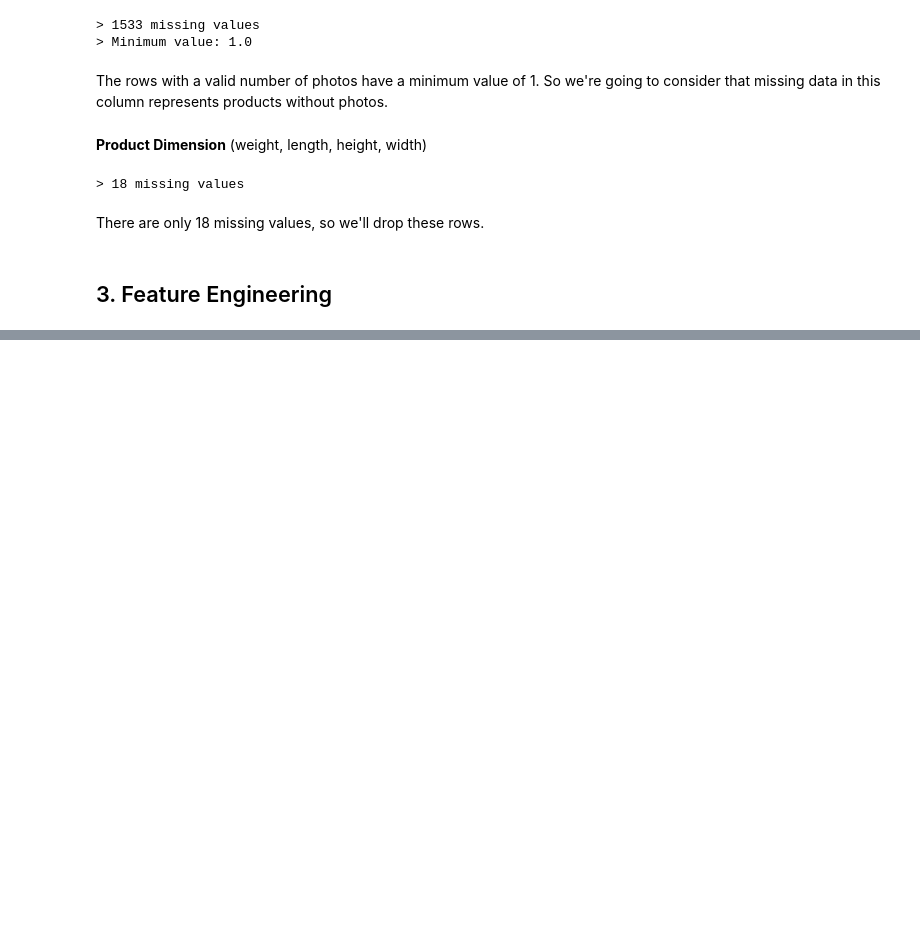
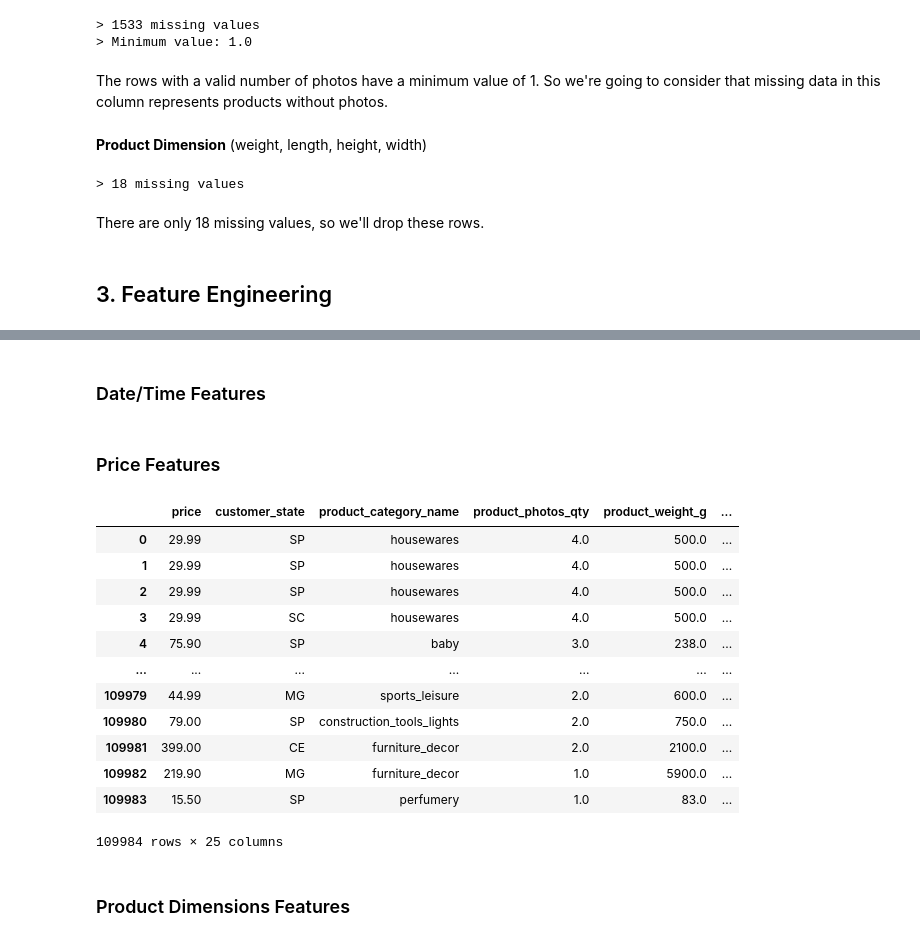
Before and after one commit to kimurarh/olist-public, a Jupyter notebook: 1-Customer-Satisfaction-Prediction.ipynb, the cells around one changed output, grey strips where cells are left out. Drawn from its saved outputs; the diff is of its cells as text; code cells hidden in the pictures; blank space fills up the shorter version.

Commit message:
feat: created new price features

```diff
--- a/1-Customer-Satisfaction-Prediction.ipynb
+++ b/1-Customer-Satisfaction-Prediction.ipynb
@@ -292,0 +255,60 @@ df
+# %% [markdown]
+### Date/Time Features
+# %%
+# Identify the part of the day (potd) - purchase and delivery
+df['purchase_potd'] = df['order_purchase_timestamp'].dt.hour.apply(identify_part_of_the_day)
+df['delivery_potd'] = df['order_delivered_customer_date'].dt.hour.apply(identify_part_of_the_day)
+
+# Identify the day of the week (dotw) - purchase and delivery
+df['purchase_dotw'] = df['order_purchase_timestamp'].dt.day_name()
+df['delivery_dotw'] = df['order_delivered_customer_date'].dt.day_name()
+
+# Calculate how long it took to deliver the order (in days)
+df['delivery_time_days'] = (df['order_delivered_customer_date'] - df['order_purchase_timestamp']).dt.days
+
+# Calculate delays (in days)
+df['delivery_delay_days'] = (df['order_estimated_delivery_date'] - df['order_delivered_customer_date']).dt.days
+
+# Identify if the order was delivered later than estimated
+df['delivered_late'] = df['delivery_delay_days'].apply(lambda x: 1 if x > 0 else 0)
+
+# Dropping original features
+df.drop(columns=['order_purchase_timestamp', 'order_delivered_customer_date', 'order_estimated_delivery_date'], inplace=True)
+# %% [markdown]
+### Price Features
+# %%
+# Calculate the percentage of the product price that corresponds to the freight
+df['freight_percentage'] = df['freight_value'] / df['price']
+
+# Calculate the customer's average order price
+average_order_price_customer = df.groupby("customer_id")["price"].mean().rename("customer_avg_order")
+df = pd.merge(left=df, right=average_order_price_customer, how='inner',
+              left_on='customer_id', right_on='customer_id')
+
+# Calculate the difference: order price - customer's average order price
+df['customer_price_diff'] = df['price'] - df['customer_avg_order']
+
+# Installment value
+df['installment_value'] = df['total_value'] / df['total_installments']
+# %%
+remove_cols = ["customer_id", "freight_value", "customer_zip_code_prefix", "credit_card_total_value",
+               "boleto_total_value", "voucher_total_value", "debit_card_total_value", "not_defined_total_value",
+               "customer_avg_order", "seller_zip_code_prefix", "total_value", "total_installments"]
+# %%
+df.drop(columns=remove_cols)
+# %% [output]
+|  | price | customer_state | product_category_name | product_photos_qty | product_weight_g | ... |
+| 0 | 29.99 | SP | housewares | 4.0 | 500.0 | ... |
+| 1 | 29.99 | SP | housewares | 4.0 | 500.0 | ... |
+| 2 | 29.99 | SP | housewares | 4.0 | 500.0 | ... |
+| 3 | 29.99 | SC | housewares | 4.0 | 500.0 | ... |
+| 4 | 75.90 | SP | baby | 3.0 | 238.0 | ... |
+| ... | ... | ... | ... | ... | ... | ... |
+| 109979 | 44.99 | MG | sports_leisure | 2.0 | 600.0 | ... |
+| 109980 | 79.00 | SP | construction_tools_lights | 2.0 | 750.0 | ... |
+| 109981 | 399.00 | CE | furniture_decor | 2.0 | 2100.0 | ... |
+| 109982 | 219.90 | MG | furniture_decor | 1.0 | 5900.0 | ... |
+| 109983 | 15.50 | SP | perfumery | 1.0 | 83.0 | ... |
+109984 rows × 25 columns
+# %% [markdown]
+### Product Dimensions Features
```
Also changed, not shown: parts of 9 cells of this notebook.
